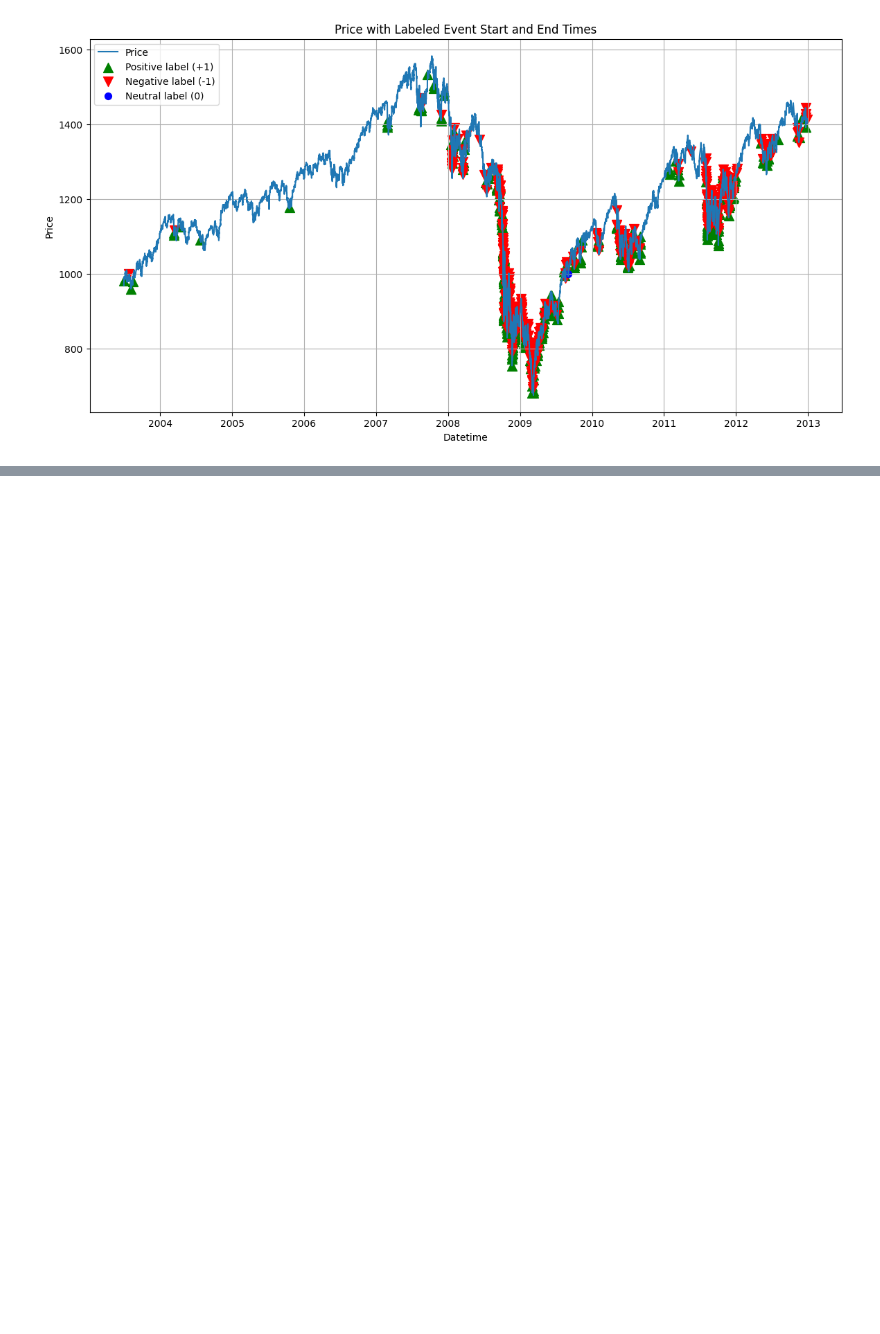
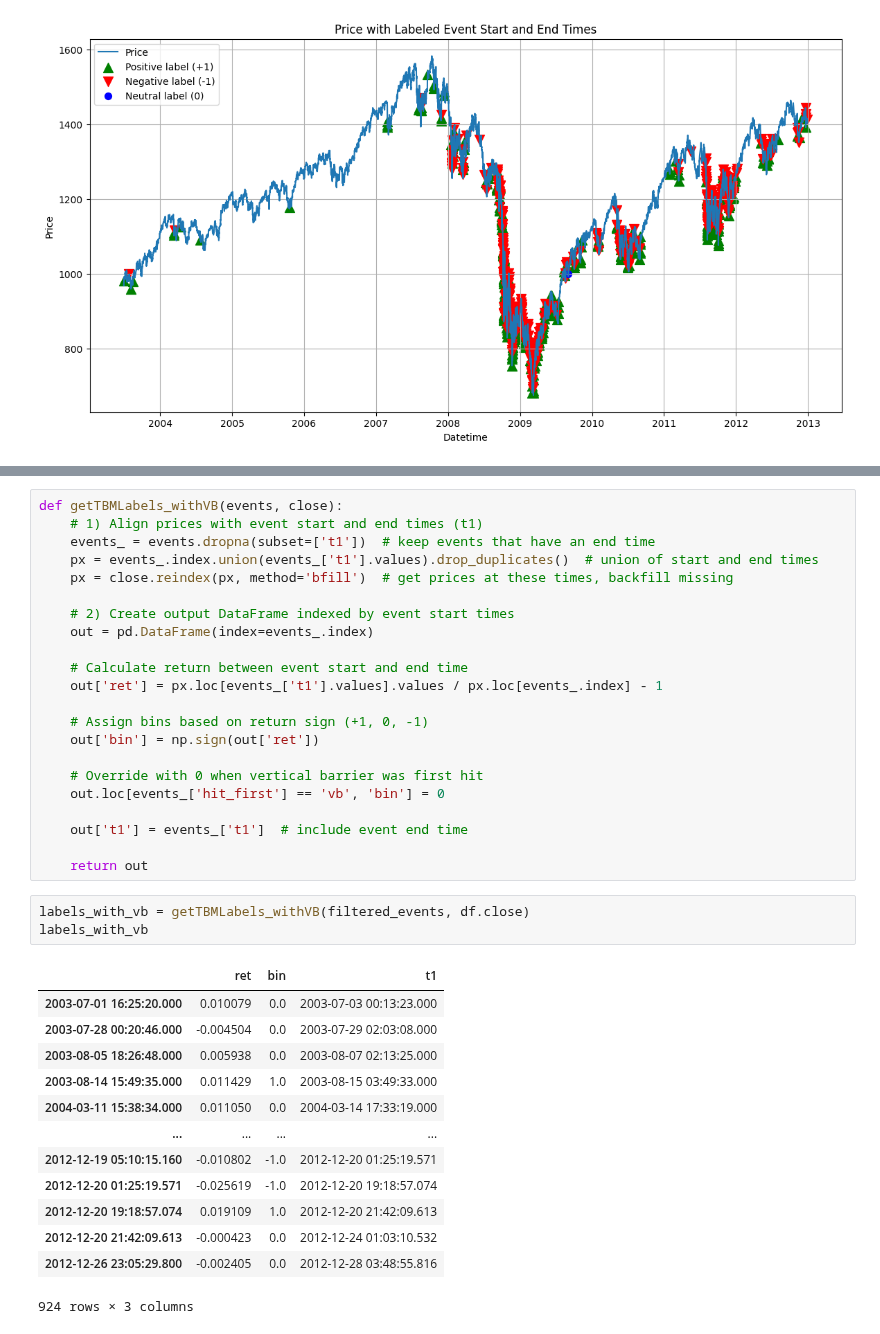
Before and after one commit to dgalassi99/quant-lab, a Jupyter notebook: more/Triple_Barrier_Method_&_CUSUM_Filter.ipynb, the cells around one changed output, grey strips where cells are left out. Drawn from its saved outputs; the diff is of its cells as text; blank space fills up the shorter version.

Commit message:
Complete Triple_Barrier_Method ipynb

```diff
--- a/more/Triple_Barrier_Method_&_CUSUM_Filter.ipynb
+++ b/more/Triple_Barrier_Method_&_CUSUM_Filter.ipynb
@@ -129,0 +207,39 @@ MODFY GETEVENTS GETTMBLABELS TO INCLUDE LABEL 0 WHEN VB IS HIT
+# %%
+def getTBMLabels_withVB(events, close):
+    # 1) Align prices with event start and end times (t1)
+    events_ = events.dropna(subset=['t1'])  # keep events that have an end time
+    px = events_.index.union(events_['t1'].values).drop_duplicates()  # union of start and end times
+    px = close.reindex(px, method='bfill')  # get prices at these times, backfill missing
+
+    # 2) Create output DataFrame indexed by event start times
+    out = pd.DataFrame(index=events_.index)
+
+    # Calculate return between event start and end time
+    out['ret'] = px.loc[events_['t1'].values].values / px.loc[events_.index] - 1
+
+    # Assign bins based on return sign (+1, 0, -1)
+    out['bin'] = np.sign(out['ret'])
+
+    # Override with 0 when vertical barrier was first hit
+    out.loc[events_['hit_first'] == 'vb', 'bin'] = 0
+
+    out['t1'] = events_['t1']  # include event end time
+
+    return out
+# %%
+labels_with_vb = getTBMLabels_withVB(filtered_events, df.close)
+labels_with_vb
+# %% [output]
+|  | ret | bin | t1 |
+| 2003-07-01 16:25:20.000 | 0.010079 | 0.0 | 2003-07-03 00:13:23.000 |
+| 2003-07-28 00:20:46.000 | -0.004504 | 0.0 | 2003-07-29 02:03:08.000 |
+| 2003-08-05 18:26:48.000 | 0.005938 | 0.0 | 2003-08-07 02:13:25.000 |
+| 2003-08-14 15:49:35.000 | 0.011429 | 1.0 | 2003-08-15 03:49:33.000 |
+| 2004-03-11 15:38:34.000 | 0.011050 | 0.0 | 2004-03-14 17:33:19.000 |
+| ... | ... | ... | ... |
+| 2012-12-19 05:10:15.160 | -0.010802 | -1.0 | 2012-12-20 01:25:19.571 |
+| 2012-12-20 01:25:19.571 | -0.025619 | -1.0 | 2012-12-20 19:18:57.074 |
+| 2012-12-20 19:18:57.074 | 0.019109 | 1.0 | 2012-12-20 21:42:09.613 |
+| 2012-12-20 21:42:09.613 | -0.000423 | 0.0 | 2012-12-24 01:03:10.532 |
+| 2012-12-26 23:05:29.800 | -0.002405 | 0.0 | 2012-12-28 03:48:55.816 |
+924 rows × 3 columns
```
Also changed, not shown: parts of 11 cells of this notebook, 3 other files.
